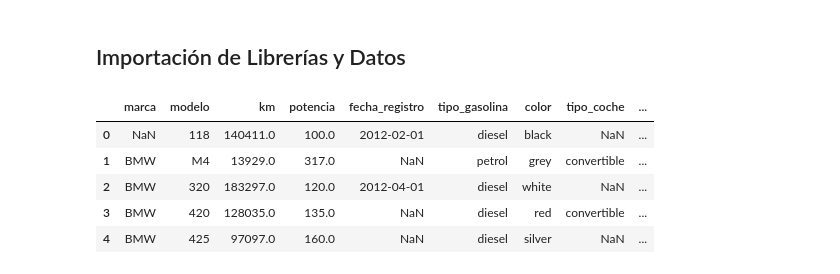
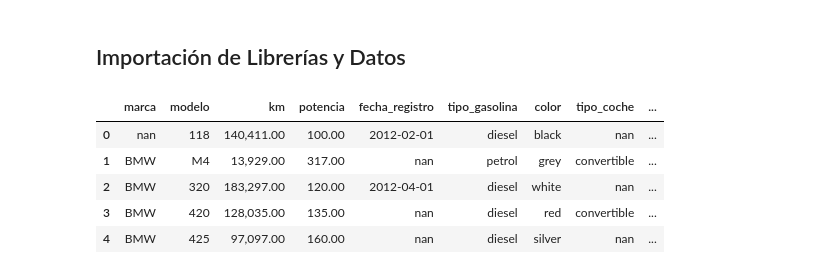
Before and after one commit to JuanCeruso/DataPreparation, a Jupyter notebook: DataPreparation.ipynb, the cells around one changed output. Saved outputs shown, nothing was run; the diff lists cells and outputs as text; code cells hidden in the pictures.

```diff
--- a/DataPreparation.ipynb
+++ b/DataPreparation.ipynb
@@ -22,12 +76,15 @@ import seaborn as sns
+# %%
+# Importamos el Dataset
+df_bmw = pd.read_csv('bmw_pricing.csv')
 # %%
-# Importamos el Dataset
-df_cars = pd.read_csv('bmw_pricing.csv')
+# Hacemos una copia del Dataset original para trabajar con ella
+df_cars = df_bmw.copy()
 # Visualizamos las primeras filas del Dataset
-df_cars.head()
+pretty_table(df_cars.head())
 # %% [output]
 |  | marca | modelo | km | potencia | fecha_registro | tipo_gasolina | color | tipo_coche | ... |
-| 0 | NaN | 118 | 140411.0 | 100.0 | 2012-02-01 | diesel | black | NaN | ... |
-| 1 | BMW | M4 | 13929.0 | 317.0 | NaN | petrol | grey | convertible | ... |
-| 2 | BMW | 320 | 183297.0 | 120.0 | 2012-04-01 | diesel | white | NaN | ... |
-| 3 | BMW | 420 | 128035.0 | 135.0 | NaN | diesel | red | convertible | ... |
-| 4 | BMW | 425 | 97097.0 | 160.0 | NaN | diesel | silver | NaN | ... |
+| 0 | nan | 118 | 140,411.00 | 100.00 | 2012-02-01 | diesel | black | nan | ... |
+| 1 | BMW | M4 | 13,929.00 | 317.00 | nan | petrol | grey | convertible | ... |
+| 2 | BMW | 320 | 183,297.00 | 120.00 | 2012-04-01 | diesel | white | nan | ... |
+| 3 | BMW | 420 | 128,035.00 | 135.00 | nan | diesel | red | convertible | ... |
+| 4 | BMW | 425 | 97,097.00 | 160.00 | nan | diesel | silver | nan | ... |
```
Also changed, not shown: parts of 23 cells of this notebook, 1 other file.
